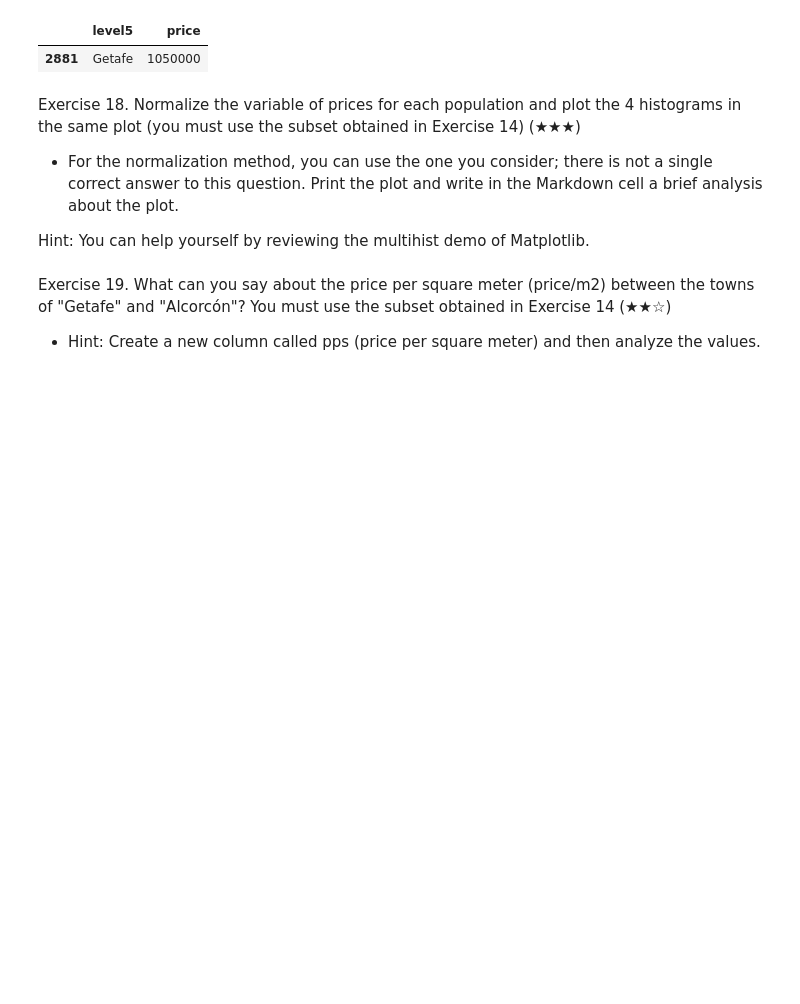
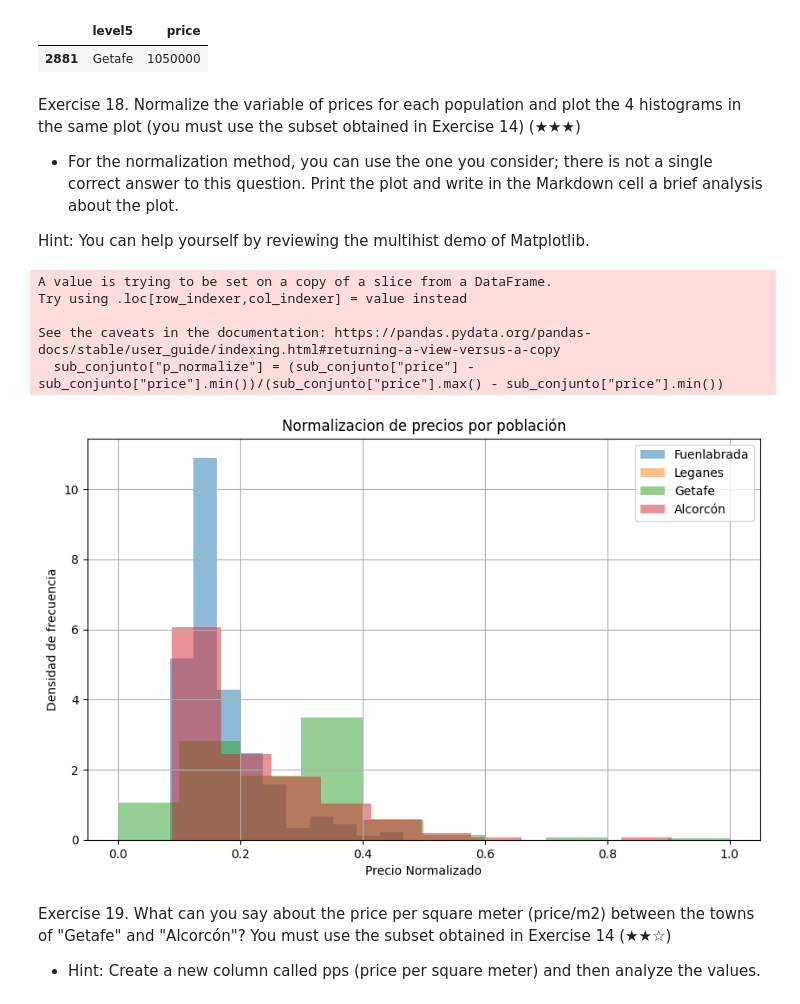
Before and after one commit to SantigoTP/pre_work, a Jupyter notebook: notebooks/01_analysis.ipynb, the cells around one changed output. Saved outputs shown, nothing was run; the diff lists cells and outputs as text; code cells hidden in the pictures; blank space fills up the shorter version.

```diff
--- a/notebooks/01_analysis.ipynb
+++ b/notebooks/01_analysis.ipynb
@@ -398,3 +403,31 @@ sub_conjunto = df [ df["level5"].isin(["Fuenlabrada", "Leganés", "Getafe", "Alc
+# %%
+sub_conjunto = df [ df["level5"].isin(["Fuenlabrada", "Leganés", "Getafe", "Alcorcón"]) ]
+
+sub_conjunto["p_normalize"] = (sub_conjunto["price"] - sub_conjunto["price"].min())/(sub_conjunto["price"].max() - sub_conjunto["price"].min())
+
+ciudades = ["Fuenlabrada", "Leganes", "Getafe", "Alcorcón"]
+
+plt.figure(figsize=(10, 6))
+
+for ciudad in ciudades:
+
+    precios_ciudad = sub_conjunto[sub_conjunto['level5'] == ciudad]['p_normalize']
+
+    plt.hist(precios_ciudad, bins=10, alpha=0.5, label=ciudad, density=True)
+
+plt.title('Normalizacion de precios por población')
+plt.xlabel('Precio Normalizado')
+plt.ylabel('Densidad de frecuencia')
+plt.legend()
+plt.grid(True)
+plt.show()
+# %% [output]
+A value is trying to be set on a copy of a slice from a DataFrame.
+Try using .loc[row_indexer,col_indexer] = value instead
+
+See the caveats in the documentation: https://pandas.pydata.org/pandas-docs/stable/user_guide/indexing.html#returning-a-view-versus-a-copy
+  sub_conjunto["p_normalize"] = (sub_conjunto["price"] - sub_conjunto["price"].min())/(sub_conjunto["price"].max() - sub_conjunto["price"].min())
+[figure, added]
 # %% [markdown]
 Exercise 19. What can you say about the price per square meter (price/m2) between the towns of "Getafe" and "Alcorcón"? You must use the subset obtained in Exercise 14 (★★☆)
 - Hint: Create a new column called pps (price per square meter) and then analyze the values.
```
Also changed, not shown: parts of 5 cells of this notebook.
